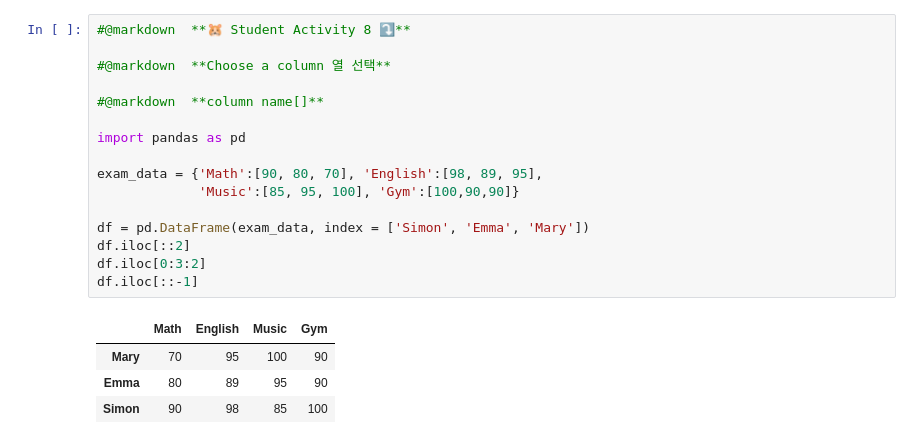
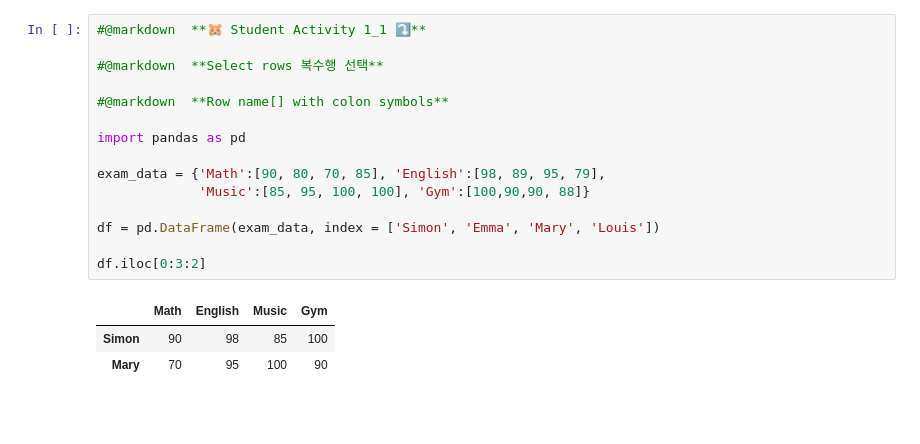
Before and after one commit to sieun1113/Pandas_Stats_Data_Analysis_2025, a Jupyter notebook: 3_Slicing_Advanced.ipynb, the cells around one changed output. Cells and saved outputs as stored; diff of their text form; blank space fills up the shorter version.

```diff
--- a/3_Slicing_Advanced.ipynb
+++ b/3_Slicing_Advanced.ipynb
@@ -58,21 +77,19 @@ Name: English, dtype: int64
 # %%
-#@markdown  **🐹 Student Activity 8 ⤵️**
+#@markdown  **🐹 Student Activity 1_1 ⤵️**
 
-#@markdown  **Choose a column 열 선택**
+#@markdown  **Select rows 복수행 선택**
 
-#@markdown  **column name[]**
+#@markdown  **Row name[] with colon symbols**
 
 import pandas as pd
 
-exam_data = {'Math':[90, 80, 70], 'English':[98, 89, 95],
-             'Music':[85, 95, 100], 'Gym':[100,90,90]}
+exam_data = {'Math':[90, 80, 70, 85], 'English':[98, 89, 95, 79],
+             'Music':[85, 95, 100, 100], 'Gym':[100,90,90, 88]}
 
-df = pd.DataFrame(exam_data, index = ['Simon', 'Emma', 'Mary'])
-df.iloc[::2]
+df = pd.DataFrame(exam_data, index = ['Simon', 'Emma', 'Mary', 'Louis'])
+
 df.iloc[0:3:2]
-df.iloc[::-1]
 # %% [output]
 |  | Math | English | Music | Gym |
+| Simon | 90 | 98 | 85 | 100 |
 | Mary | 70 | 95 | 100 | 90 |
-| Emma | 80 | 89 | 95 | 90 |
-| Simon | 90 | 98 | 85 | 100 |
```
Also changed, not shown: parts of 7 cells of this notebook.
